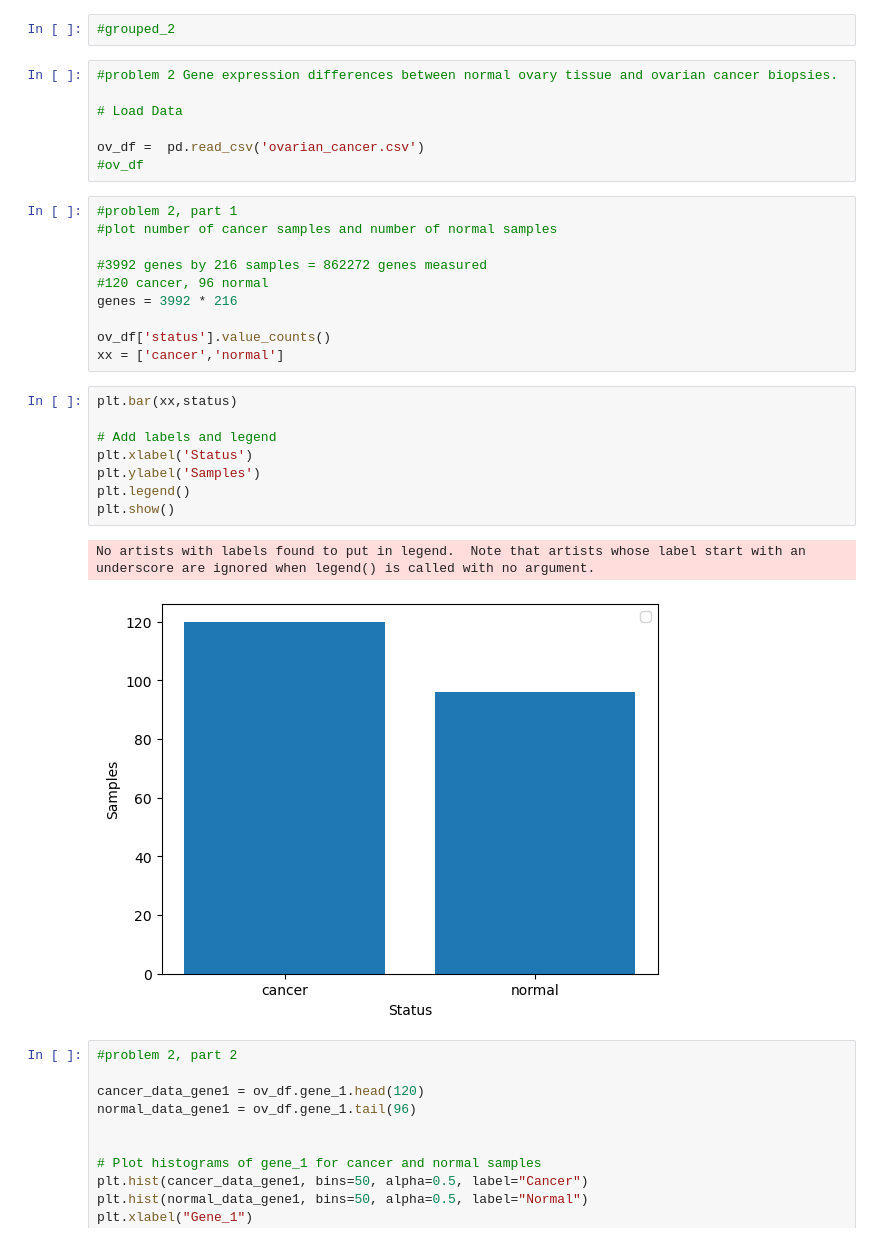
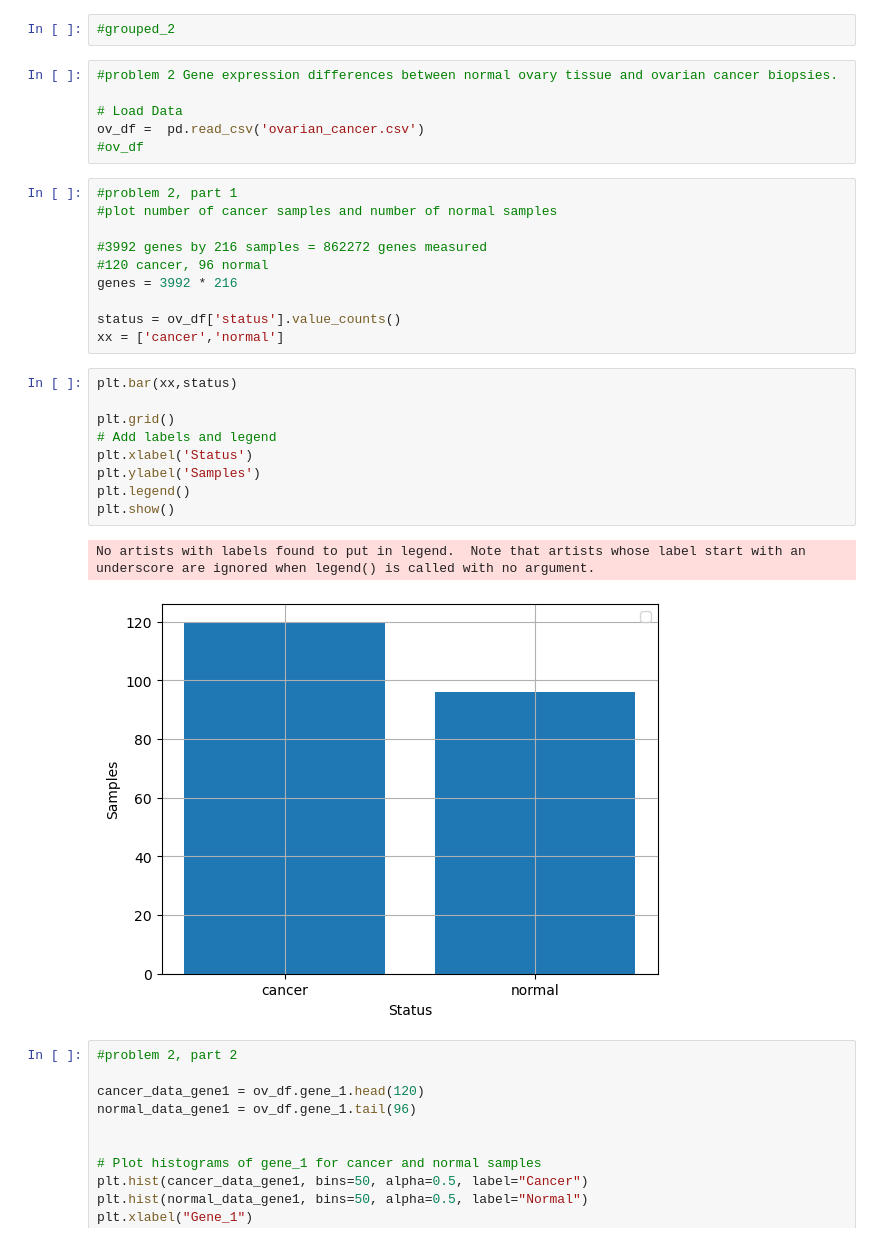
Before and after one commit to hrelosim/AM170B_Spring23, a Jupyter notebook: AM170B_hw1_lab.ipynb, the cells around one changed output. Drawn from its saved outputs; the diff is of its cells as text.

```diff
--- a/AM170B_hw1_lab.ipynb
+++ b/AM170B_hw1_lab.ipynb
@@ -155,7 +171,6 @@ plt.show()
 #problem 2 Gene expression differences between normal ovary tissue and ovarian cancer biopsies.
 
 # Load Data
-
 ov_df =  pd.read_csv('ovarian_cancer.csv')
 #ov_df
 # %%
@@ -166,19 +181,20 @@ ov_df =  pd.read_csv('ovarian_cancer.csv')
 #120 cancer, 96 normal
 genes = 3992 * 216
 
-ov_df['status'].value_counts()
+status = ov_df['status'].value_counts()
 xx = ['cancer','normal']
 # %%
 plt.bar(xx,status)
 
+plt.grid()
 # Add labels and legend
 plt.xlabel('Status')
 plt.ylabel('Samples')
 plt.legend()
 plt.show()
 # %% [output]
 No artists with labels found to put in legend.  Note that artists whose label start with an underscore are ignored when legend() is called with no argument.
-[figure, old version]
+[figure, new version]
 # %%
 #problem 2, part 2
 
```
Also changed, not shown: parts of 11 cells of this notebook.
